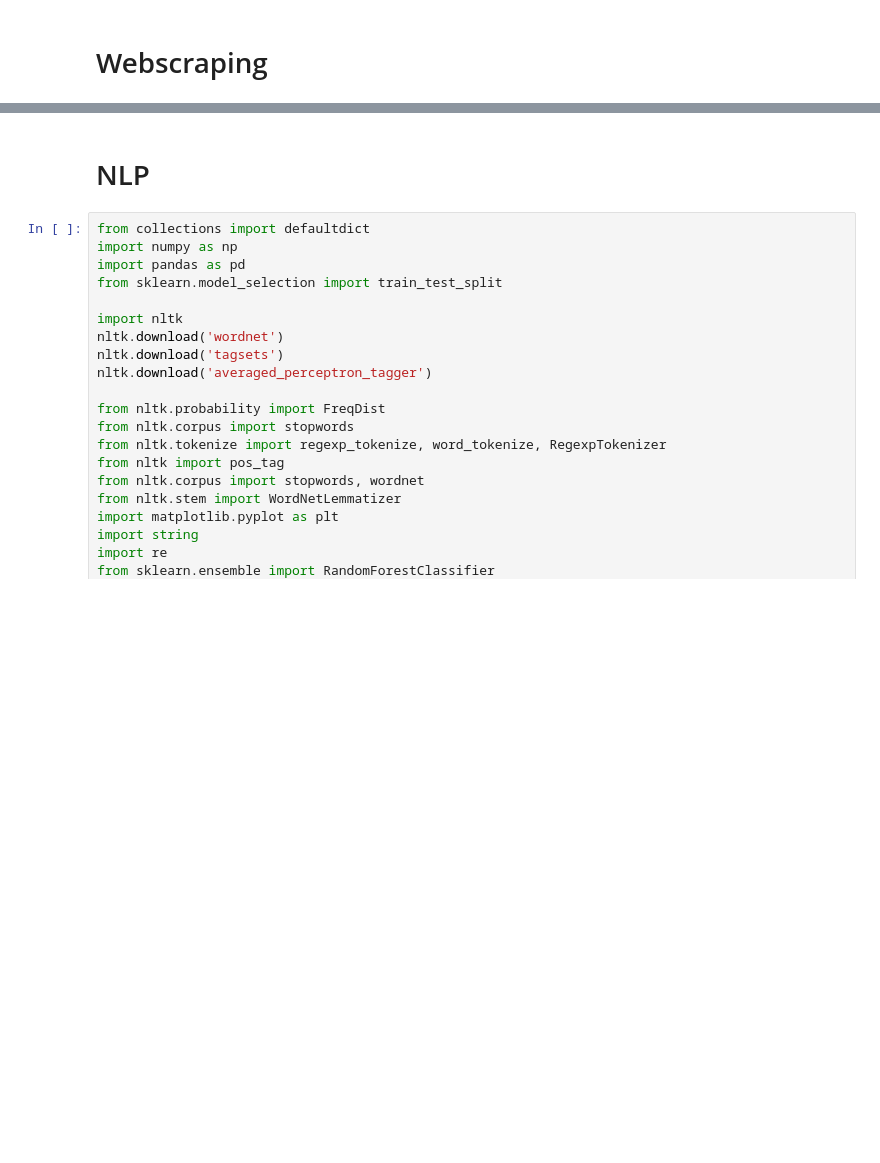
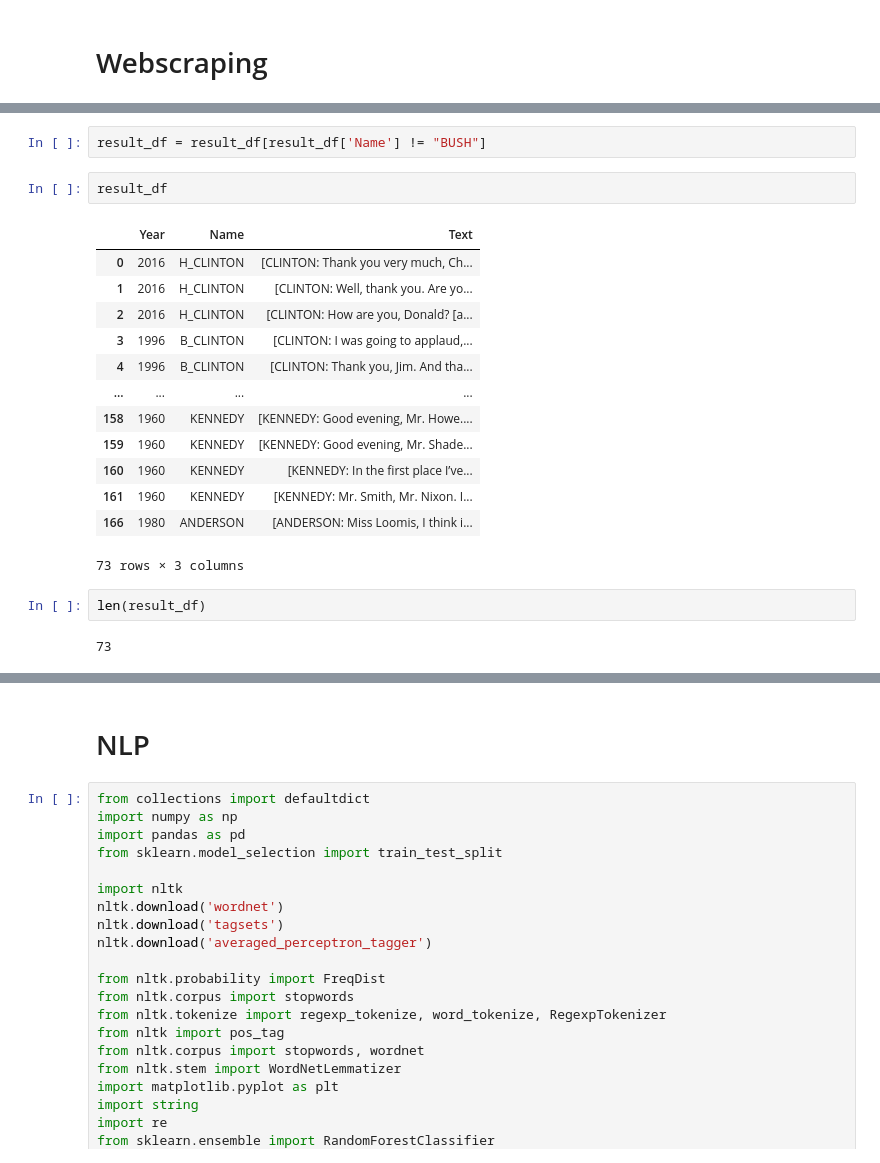
Before and after one commit to natehiatt/presidency_project, a Jupyter notebook: notebooks/shelley_scratch.ipynb, the cells around one changed output, grey strips where cells are left out. Saved outputs shown, nothing was run; the diff lists cells and outputs as text; blank space fills up the shorter version.

```diff
--- a/notebooks/shelley_scratch.ipynb
+++ b/notebooks/shelley_scratch.ipynb
@@ -143,0 +247,22 @@ Indices: [(2177, 3952), (8946, 10940), (14304, 15837), (18552, 18639), (18658, 1
+# %%
+result_df = result_df[result_df['Name'] != "BUSH"]
+# %%
+result_df
+# %% [output]
+|  | Year | Name | Text |
+| 0 | 2016 | H_CLINTON | [CLINTON: Thank you very much, Ch... |
+| 1 | 2016 | H_CLINTON | [CLINTON: Well, thank you. Are yo... |
+| 2 | 2016 | H_CLINTON | [CLINTON: How are you, Donald? [a... |
+| 3 | 1996 | B_CLINTON | [CLINTON: I was going to applaud,... |
+| 4 | 1996 | B_CLINTON | [CLINTON: Thank you, Jim. And tha... |
+| ... | ... | ... | ... |
+| 158 | 1960 | KENNEDY | [KENNEDY: Good evening, Mr. Howe.... |
+| 159 | 1960 | KENNEDY | [KENNEDY: Good evening, Mr. Shade... |
+| 160 | 1960 | KENNEDY | [KENNEDY: In the first place I’ve... |
+| 161 | 1960 | KENNEDY | [KENNEDY: Mr. Smith, Mr. Nixon. I... |
+| 166 | 1980 | ANDERSON | [ANDERSON: Miss Loomis, I think i... |
+73 rows × 3 columns
+# %%
+len(result_df)
+# %% [output]
+73
```
Also changed, not shown: parts of 37 cells of this notebook, 2 other files.
